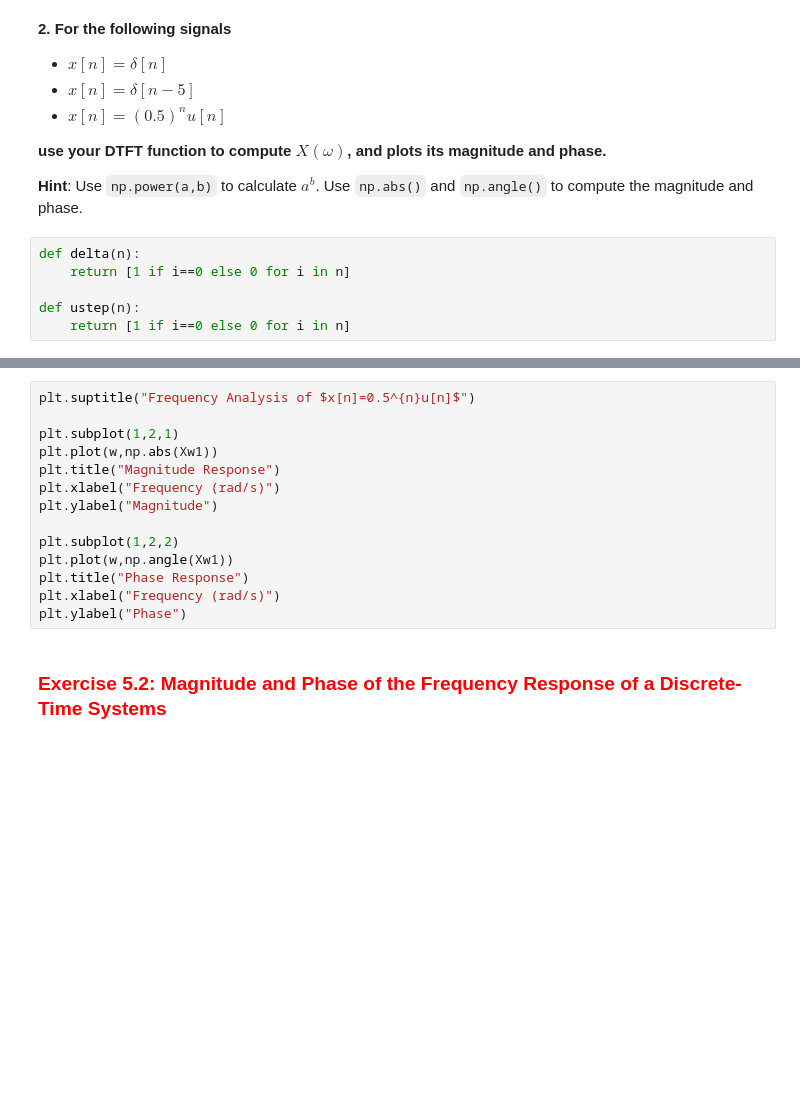
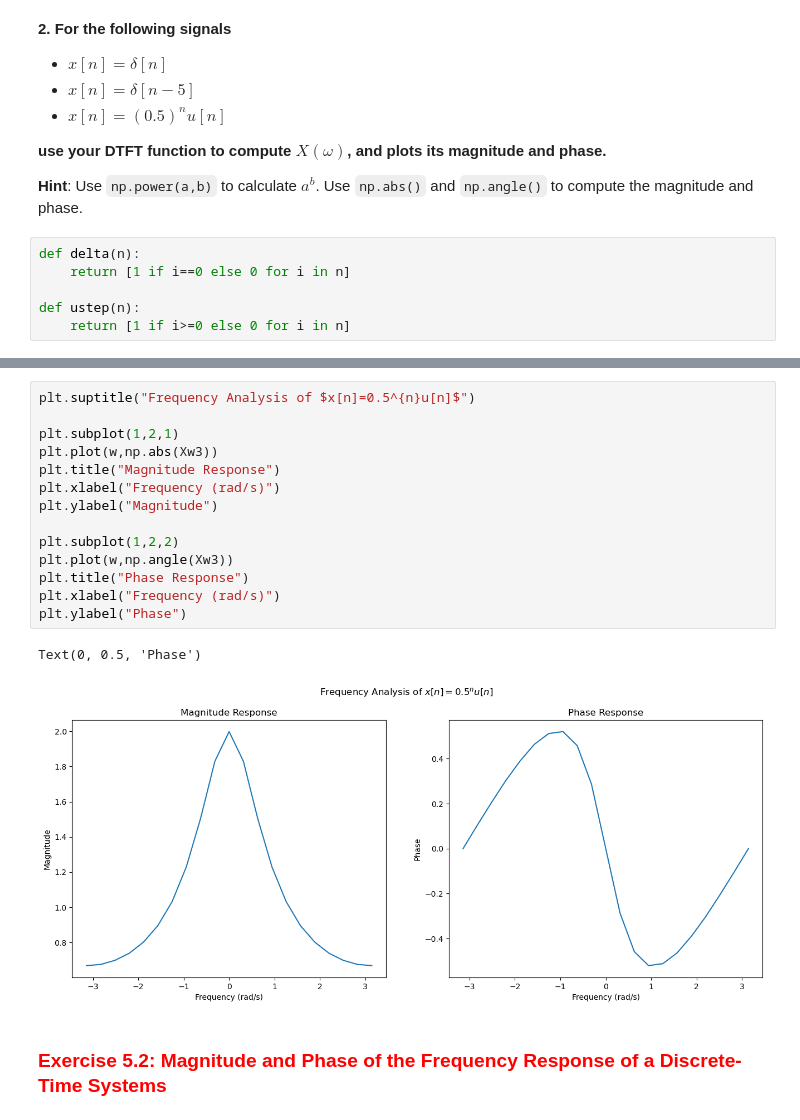
Before and after one commit to 2024Fall-Purdue-ECE438-Lab-demos/lab3-frequency-analysis-PranavGhantasala, a Jupyter notebook: lab03_individual_report.ipynb, the cells around one changed output, grey strips where cells are left out. Saved outputs shown, nothing was run; the diff lists cells and outputs as text; blank space fills up the shorter version.

```diff
--- a/lab03_individual_report.ipynb
+++ b/lab03_individual_report.ipynb
@@ -182,6 +184,6 @@ def delta(n):
     return [1 if i==0 else 0 for i in n]
 
 def ustep(n):
-    return [1 if i==0 else 0 for i in n]
+    return [1 if i>=0 else 0 for i in n]
 # %%
 n = np.linspace(-10,10,21)
@@ -228,17 +234,20 @@ plt.ylabel("Phase")
 # %%
 plt.suptitle("Frequency Analysis of $x[n]=0.5^{n}u[n]$")
 
 plt.subplot(1,2,1)
-plt.plot(w,np.abs(Xw1))
+plt.plot(w,np.abs(Xw3))
 plt.title("Magnitude Response")
 plt.xlabel("Frequency (rad/s)")
 plt.ylabel("Magnitude")
 
 plt.subplot(1,2,2)
-plt.plot(w,np.angle(Xw1))
+plt.plot(w,np.angle(Xw3))
 plt.title("Phase Response")
 plt.xlabel("Frequency (rad/s)")
 plt.ylabel("Phase")
+# %% [output]
+Text(0, 0.5, 'Phase')
+[figure, added]
 # %% [markdown]
 <h3 style="color:red;"><left>Exercise 5.2: Magnitude and Phase of the Frequency Response of a Discrete-Time Systems</left></h3>
 # %% [markdown]
```
Also changed, not shown: parts of 21 cells of this notebook, 8 other files.
